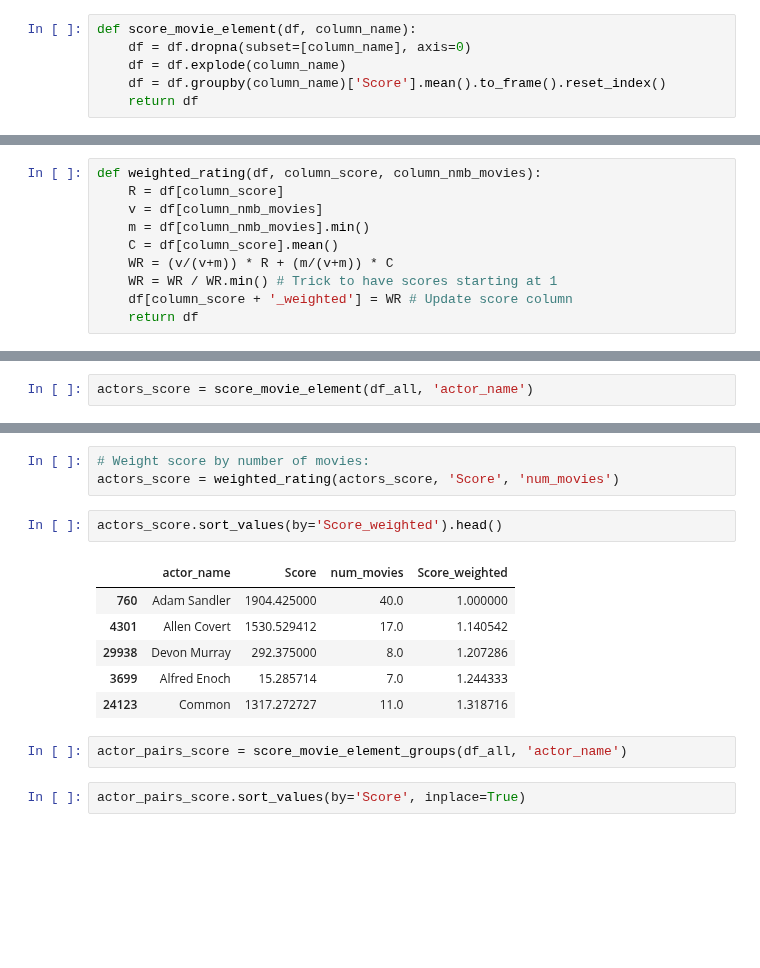
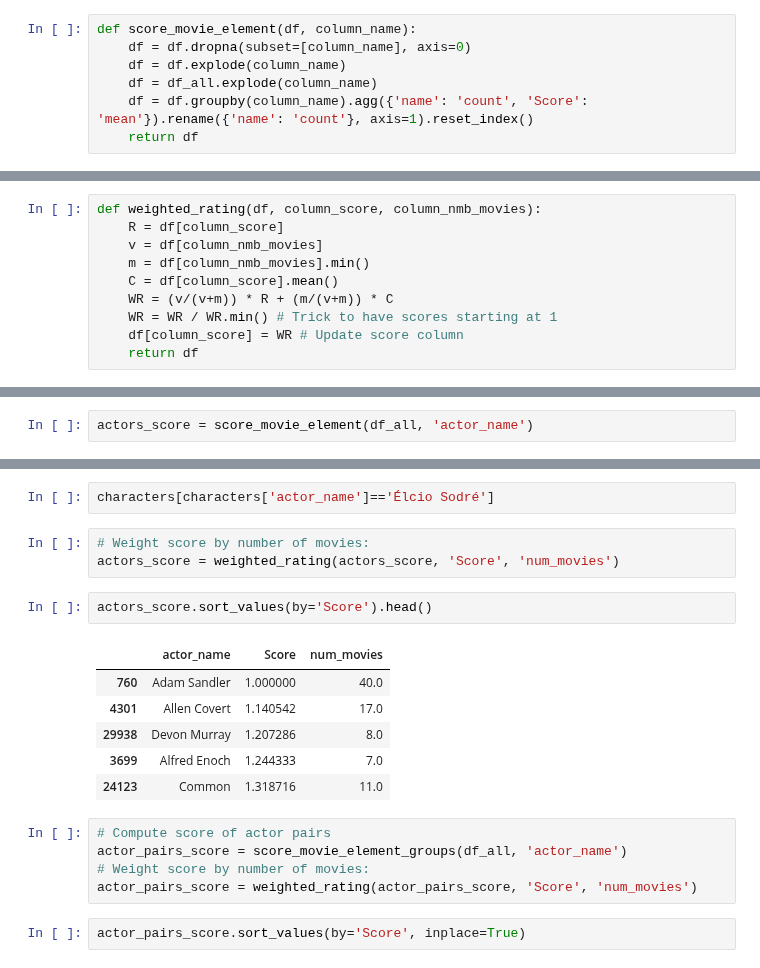
Before and after one commit to epfl-ada/ada-2022-project-theadaholics, a Jupyter notebook: main.ipynb, the cells around one changed output, grey strips where cells are left out. Drawn from its saved outputs; the diff is of its cells as text; blank space fills up the shorter version.

```diff
--- a/main.ipynb
+++ b/main.ipynb
@@ -1100,7 +1100,8 @@ Since we would like to compute the added value of movie features, we want to cal
 def score_movie_element(df, column_name):
     df = df.dropna(subset=[column_name], axis=0)
     df = df.explode(column_name)
-    df = df.groupby(column_name)['Score'].mean().to_frame().reset_index()
+    df = df_all.explode(column_name)
+    df = df.groupby(column_name).agg({'name': 'count', 'Score': 'mean'}).rename({'name': 'count'}, axis=1).reset_index()
     return df
 # %%
 def score_movie_element_groups(df, column_name):
@@ -1128,7 +1130,7 @@ def weighted_rating(df, column_score, column_nmb_movies):
     C = df[column_score].mean()
     WR = (v/(v+m)) * R + (m/(v+m)) * C
     WR = WR / WR.min() # Trick to have scores starting at 1
-    df[column_score + '_weighted'] = WR # Update score column
+    df[column_score] = WR # Update score column
     return df
 # %% [markdown]
 #### Added value of actor pairs
@@ -1154,17 +1179,22 @@ actors_score.head()
+# %%
+characters[characters['actor_name']=='Élcio Sodré']
 # %%
 # Weight score by number of movies:
 actors_score = weighted_rating(actors_score, 'Score', 'num_movies')
 # %%
-actors_score.sort_values(by='Score_weighted').head()
+actors_score.sort_values(by='Score').head()
 # %% [output]
-|  | actor_name | Score | num_movies | Score_weighted |
-| 760 | Adam Sandler | 1904.425000 | 40.0 | 1.000000 |
-| 4301 | Allen Covert | 1530.529412 | 17.0 | 1.140542 |
-| 29938 | Devon Murray | 292.375000 | 8.0 | 1.207286 |
-| 3699 | Alfred Enoch | 15.285714 | 7.0 | 1.244333 |
-| 24123 | Common | 1317.272727 | 11.0 | 1.318716 |
+|  | actor_name | Score | num_movies |
+| 760 | Adam Sandler | 1.000000 | 40.0 |
+| 4301 | Allen Covert | 1.140542 | 17.0 |
+| 29938 | Devon Murray | 1.207286 | 8.0 |
+| 3699 | Alfred Enoch | 1.244333 | 7.0 |
+| 24123 | Common | 1.318716 | 11.0 |
-# %%
-actor_pairs_score = score_movie_element_groups(df_all, 'actor_name')
+# %%
+# Compute score of actor pairs
+actor_pairs_score = score_movie_element_groups(df_all, 'actor_name')
+# Weight score by number of movies:
+actor_pairs_score = weighted_rating(actor_pairs_score, 'Score', 'num_movies')
 # %%
 actor_pairs_score.sort_values(by='Score', inplace=True)
 # %% [markdown]
```
Also changed, not shown: parts of 30 cells of this notebook.
